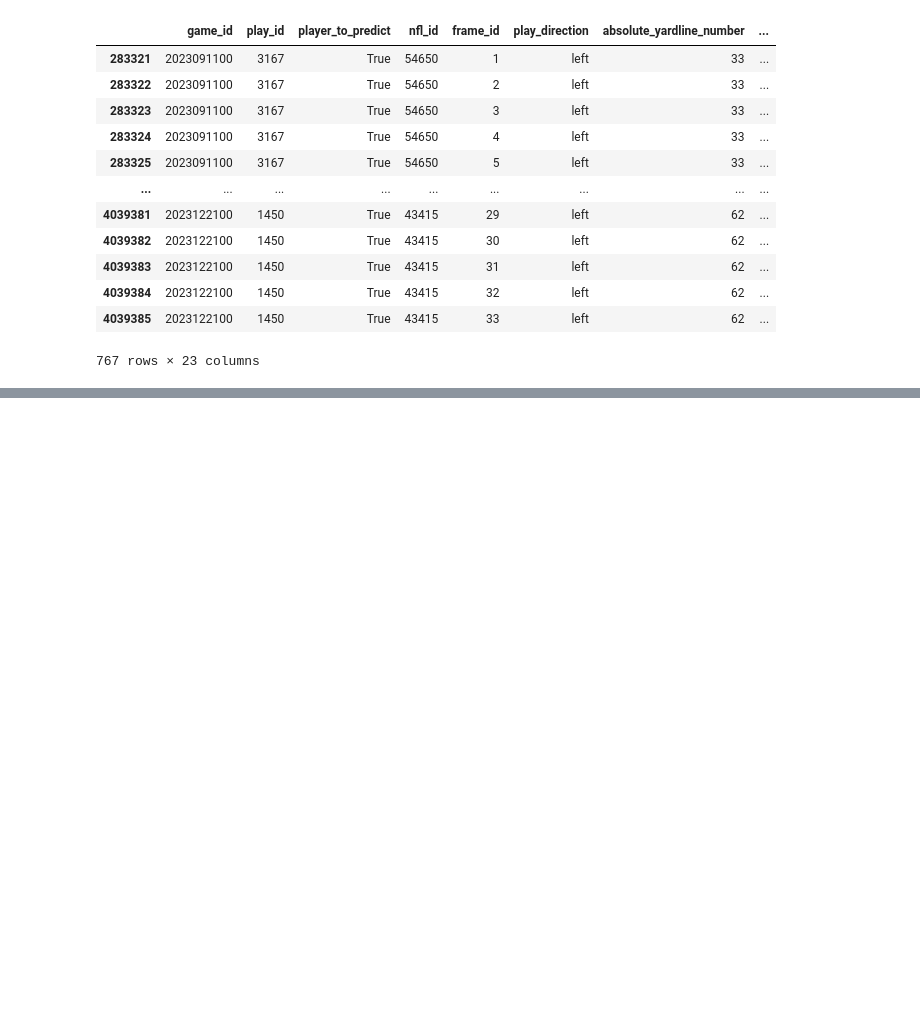
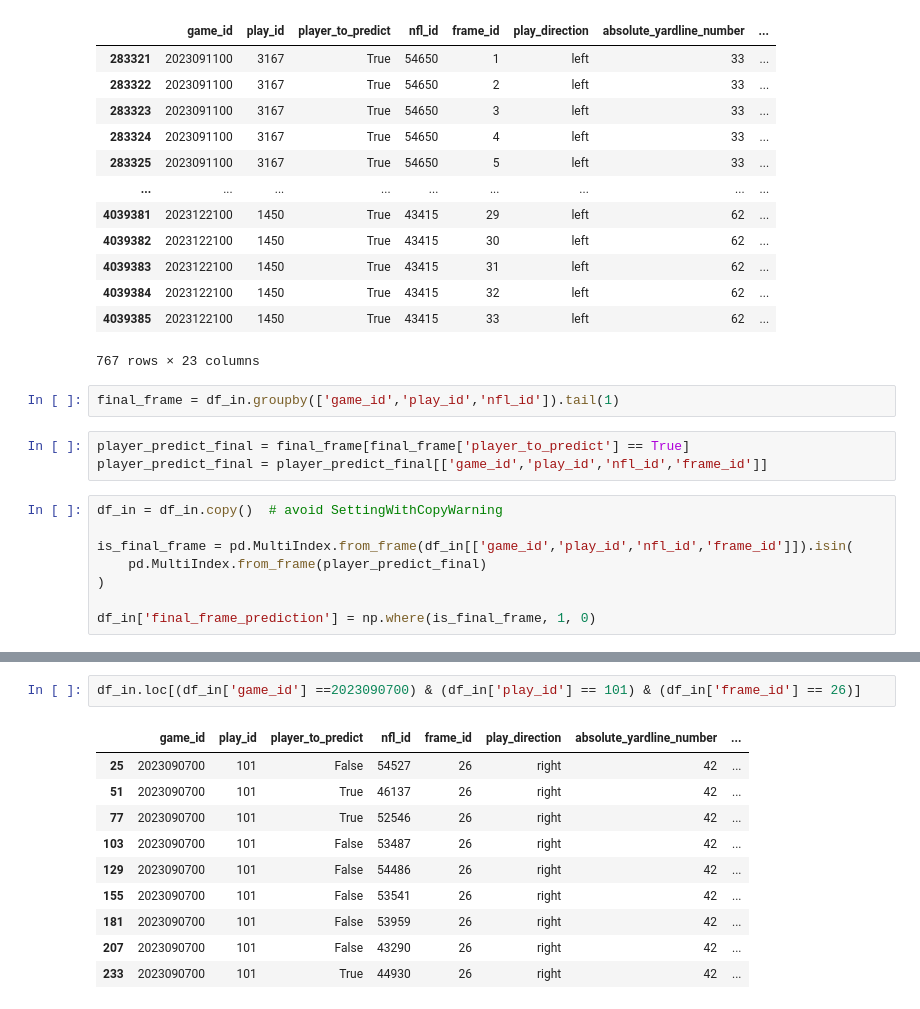
Before and after one commit to Erdos-Projects/fall-2025-nfl-databowl, a Jupyter notebook: data_analysis.ipynb, the cells around one changed output, grey strips where cells are left out. Drawn from its saved outputs; the diff is of its cells as text; blank space fills up the shorter version.

```diff
--- a/data_analysis.ipynb
+++ b/data_analysis.ipynb
@@ -93,3 +93,16 @@ df_in.loc[df_in['num_frames_output'] > 50,:]
 | 4039384 | 2023122100 | 1450 | True | 43415 | 32 | left | 62 | ... |
 | 4039385 | 2023122100 | 1450 | True | 43415 | 33 | left | 62 | ... |
 767 rows × 23 columns
+# %%
+final_frame = df_in.groupby(['game_id','play_id','nfl_id']).tail(1)
+# %%
+player_predict_final = final_frame[final_frame['player_to_predict'] == True]
+player_predict_final = player_predict_final[['game_id','play_id','nfl_id','frame_id']]
+# %%
+df_in = df_in.copy()  # avoid SettingWithCopyWarning
+
+is_final_frame = pd.MultiIndex.from_frame(df_in[['game_id','play_id','nfl_id','frame_id']]).isin(
+    pd.MultiIndex.from_frame(player_predict_final)
+)
+
+df_in['final_frame_prediction'] = np.where(is_final_frame, 1, 0)
@@ -95,0 +124,13 @@ df_in.loc[df_in['num_frames_output'] > 50,:]
+# %%
+df_in.loc[(df_in['game_id'] ==2023090700) & (df_in['play_id'] == 101) & (df_in['frame_id'] == 26)]
+# %% [output]
+|  | game_id | play_id | player_to_predict | nfl_id | frame_id | play_direction | absolute_yardline_number | ... |
+| 25 | 2023090700 | 101 | False | 54527 | 26 | right | 42 | ... |
+| 51 | 2023090700 | 101 | True | 46137 | 26 | right | 42 | ... |
+| 77 | 2023090700 | 101 | True | 52546 | 26 | right | 42 | ... |
+| 103 | 2023090700 | 101 | False | 53487 | 26 | right | 42 | ... |
+| 129 | 2023090700 | 101 | False | 54486 | 26 | right | 42 | ... |
+| 155 | 2023090700 | 101 | False | 53541 | 26 | right | 42 | ... |
+| 181 | 2023090700 | 101 | False | 53959 | 26 | right | 42 | ... |
+| 207 | 2023090700 | 101 | False | 43290 | 26 | right | 42 | ... |
+| 233 | 2023090700 | 101 | True | 44930 | 26 | right | 42 | ... |
```
Also changed, not shown: parts of 1 cell of this notebook.
